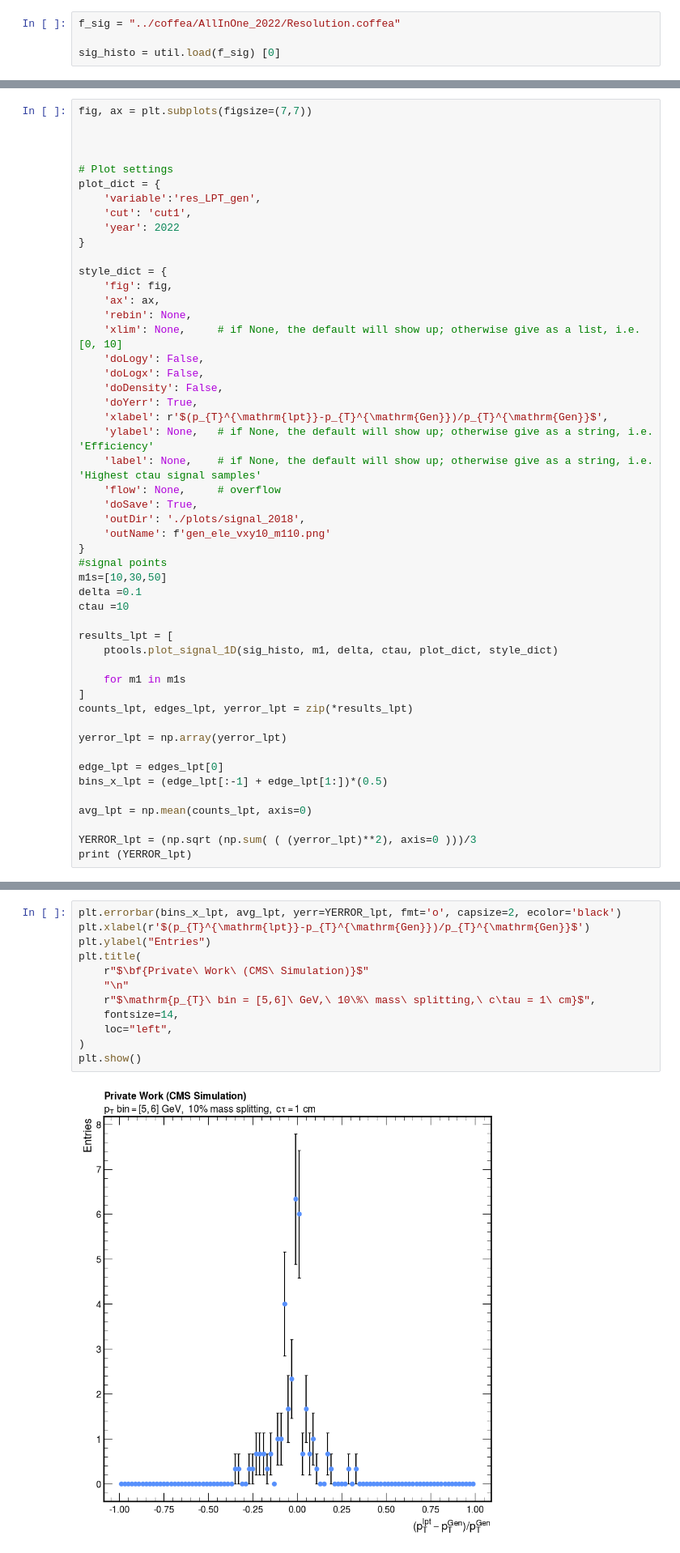
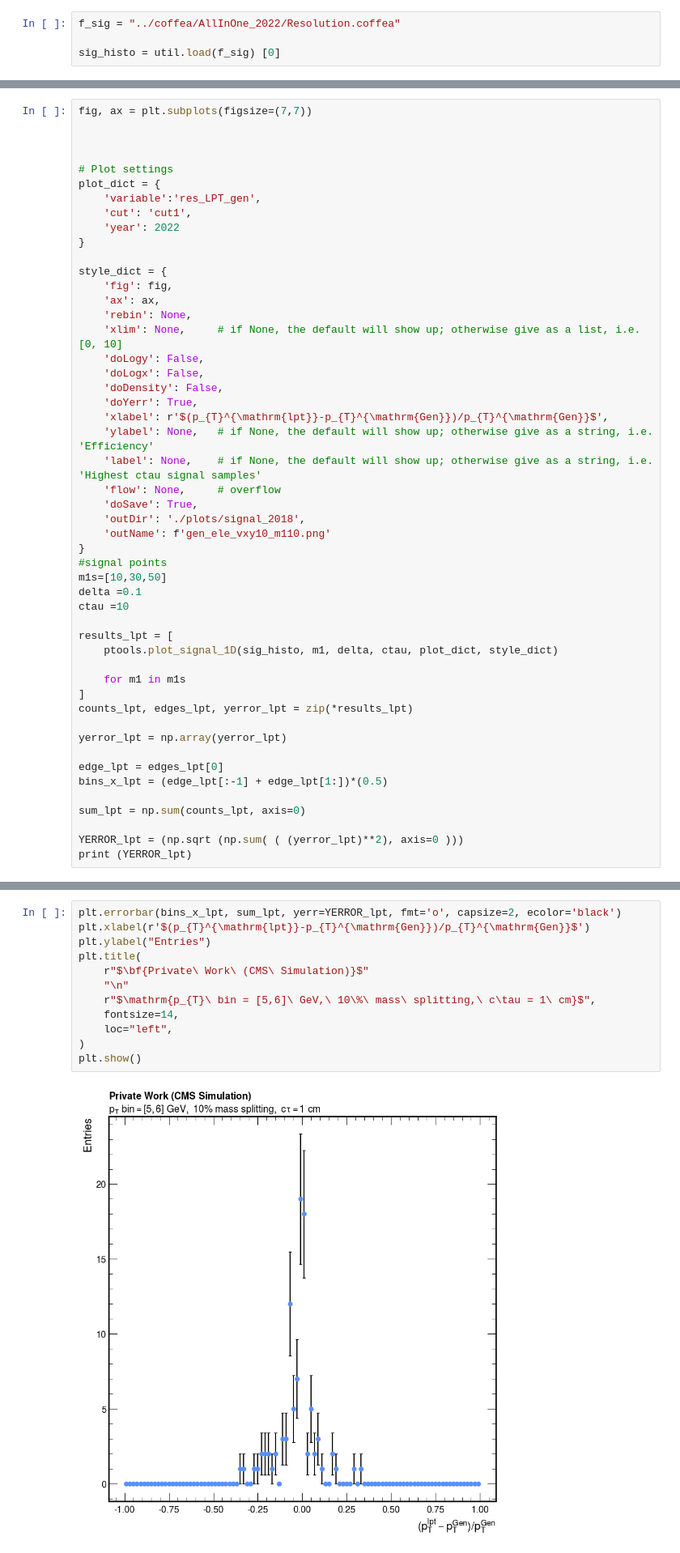
Before and after one commit to cms-idm/IDM, a Jupyter notebook: python_analysis/exampleNotebooks/Resolution.ipynb, the cells around one changed output, grey strips where cells are left out. Shown at 81% size. Drawn from its saved outputs; the diff is of its cells as text.

```diff
--- a/python_analysis/exampleNotebooks/Resolution.ipynb
+++ b/python_analysis/exampleNotebooks/Resolution.ipynb
@@ -156,9 +159,9 @@ yerror_lpt = np.array(yerror_lpt)
 edge_lpt = edges_lpt[0]
 bins_x_lpt = (edge_lpt[:-1] + edge_lpt[1:])*(0.5)
 
-avg_lpt = np.mean(counts_lpt, axis=0)
+sum_lpt = np.sum(counts_lpt, axis=0)
 
-YERROR_lpt = (np.sqrt (np.sum( ( (yerror_lpt)**2), axis=0 )))/3
+YERROR_lpt = (np.sqrt (np.sum( ( (yerror_lpt)**2), axis=0 )))
 print (YERROR_lpt)
 # %% [output]
 Saved: ./plots/signal_2018/gen_ele_vxy10_m110.png
@@ -183,16 +186,16 @@ Saved: ./plots/signal_2018/gen_ele_vxy10_m110.png
  0.         0.         0.         0.        ]
 [figure]
 # %%
-plt.errorbar(bins_x_lpt, avg_lpt, yerr=YERROR_lpt, fmt='o', capsize=2, ecolor='black')
+plt.errorbar(bins_x_lpt, sum_lpt, yerr=YERROR_lpt, fmt='o', capsize=2, ecolor='black')
 plt.xlabel(r'$(p_{T}^{\mathrm{lpt}}-p_{T}^{\mathrm{Gen}})/p_{T}^{\mathrm{Gen}}$')
 plt.ylabel("Entries")
 plt.title(
     r"$\bf{Private\ Work\ (CMS\ Simulation)}$"
     "\n"
     r"$\mathrm{p_{T}\ bin = [5,6]\ GeV,\ 10\%\ mass\ splitting,\ c\tau = 1\ cm}$",
     fontsize=14,
     loc="left",
 )
 plt.show()
 # %% [output]
-[figure, old version]
+[figure, new version]
```
Also changed, not shown: parts of 4 cells of this notebook, 2 other files.
